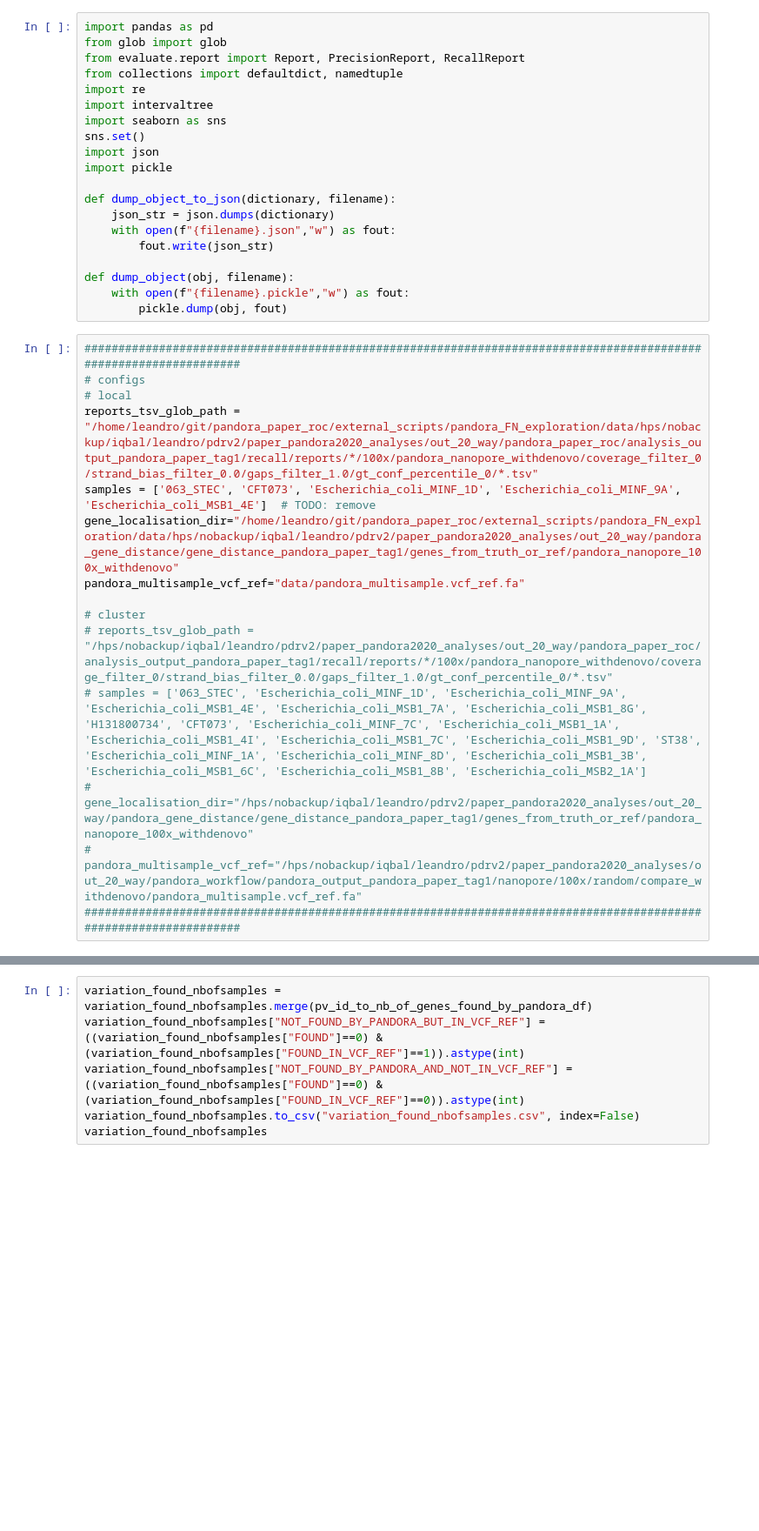
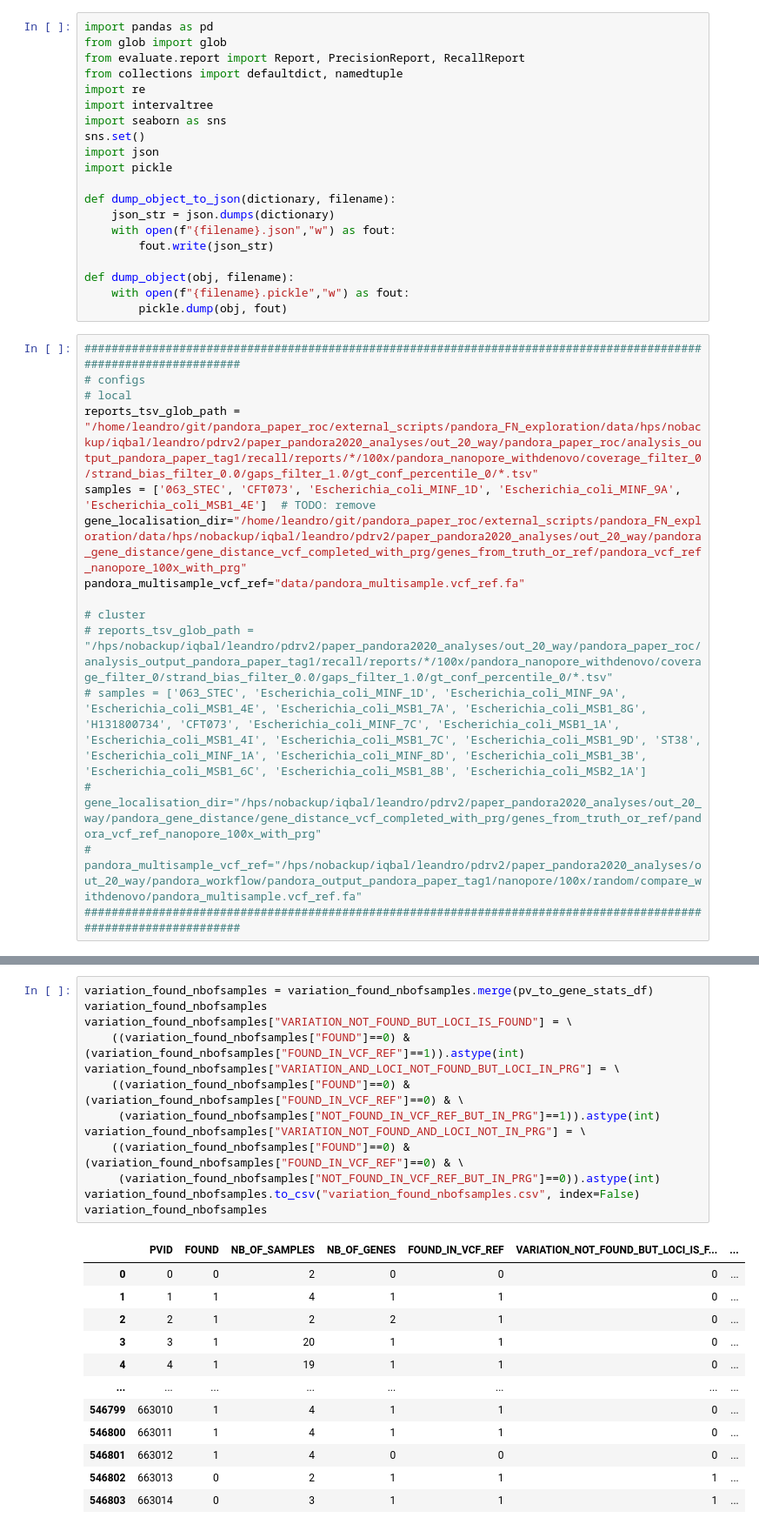
Before and after one commit to leoisl/pandora_paper_roc, a Jupyter notebook: external_scripts/pandora_FN_exploration/pandora_FN_exploration.ipynb, the cells around one changed output, grey strips where cells are left out. Shown at 87% size. Drawn from its saved outputs; the diff is of its cells as text; blank space fills up the shorter version.

```diff
--- a/external_scripts/pandora_FN_exploration/pandora_FN_exploration.ipynb
+++ b/external_scripts/pandora_FN_exploration/pandora_FN_exploration.ipynb
@@ -24,13 +24,13 @@ def dump_object(obj, filename):
 # local
 reports_tsv_glob_path = "/home/leandro/git/pandora_paper_roc/external_scripts/pandora_FN_exploration/data/hps/nobackup/iqbal/leandro/pdrv2/paper_pandora2020_analyses/out_20_way/pandora_paper_roc/analysis_output_pandora_paper_tag1/recall/reports/*/100x/pandora_nanopore_withdenovo/coverage_filter_0/strand_bias_filter_0.0/gaps_filter_1.0/gt_conf_percentile_0/*.tsv"
 samples = ['063_STEC', 'CFT073', 'Escherichia_coli_MINF_1D', 'Escherichia_coli_MINF_9A', 'Escherichia_coli_MSB1_4E']  # TODO: remove
-gene_localisation_dir="/home/leandro/git/pandora_paper_roc/external_scripts/pandora_FN_exploration/data/hps/nobackup/iqbal/leandro/pdrv2/paper_pandora2020_analyses/out_20_way/pandora_gene_distance/gene_distance_pandora_paper_tag1/genes_from_truth_or_ref/pandora_nanopore_100x_withdenovo"
+gene_localisation_dir="/home/leandro/git/pandora_paper_roc/external_scripts/pandora_FN_exploration/data/hps/nobackup/iqbal/leandro/pdrv2/paper_pandora2020_analyses/out_20_way/pandora_gene_distance/gene_distance_vcf_completed_with_prg/genes_from_truth_or_ref/pandora_vcf_ref_nanopore_100x_with_prg"
 pandora_multisample_vcf_ref="data/pandora_multisample.vcf_ref.fa"
 
 # cluster
 # reports_tsv_glob_path = "/hps/nobackup/iqbal/leandro/pdrv2/paper_pandora2020_analyses/out_20_way/pandora_paper_roc/analysis_output_pandora_paper_tag1/recall/reports/*/100x/pandora_nanopore_withdenovo/coverage_filter_0/strand_bias_filter_0.0/gaps_filter_1.0/gt_conf_percentile_0/*.tsv"
 # samples = ['063_STEC', 'Escherichia_coli_MINF_1D', 'Escherichia_coli_MINF_9A', 'Escherichia_coli_MSB1_4E', 'Escherichia_coli_MSB1_7A', 'Escherichia_coli_MSB1_8G', 'H131800734', 'CFT073', 'Escherichia_coli_MINF_7C', 'Escherichia_coli_MSB1_1A', 'Escherichia_coli_MSB1_4I', 'Escherichia_coli_MSB1_7C', 'Escherichia_coli_MSB1_9D', 'ST38', 'Escherichia_coli_MINF_1A', 'Escherichia_coli_MINF_8D', 'Escherichia_coli_MSB1_3B', 'Escherichia_coli_MSB1_6C', 'Escherichia_coli_MSB1_8B', 'Escherichia_coli_MSB2_1A']
-# gene_localisation_dir="/hps/nobackup/iqbal/leandro/pdrv2/paper_pandora2020_analyses/out_20_way/pandora_gene_distance/gene_distance_pandora_paper_tag1/genes_from_truth_or_ref/pandora_nanopore_100x_withdenovo"
+# gene_localisation_dir="/hps/nobackup/iqbal/leandro/pdrv2/paper_pandora2020_analyses/out_20_way/pandora_gene_distance/gene_distance_vcf_completed_with_prg/genes_from_truth_or_ref/pandora_vcf_ref_nanopore_100x_with_prg"
 # pandora_multisample_vcf_ref="/hps/nobackup/iqbal/leandro/pdrv2/paper_pandora2020_analyses/out_20_way/pandora_workflow/pandora_output_pandora_paper_tag1/nanopore/100x/random/compare_withdenovo/pandora_multisample.vcf_ref.fa"
 ##################################################################################################################
 # %%
@@ -118,6 +226,26 @@ fig.savefig("pandora_nb_of_genes_for_panvars.png")
 # %%
-variation_found_nbofsamples = variation_found_nbofsamples.merge(pv_id_to_nb_of_genes_found_by_pandora_df)
-variation_found_nbofsamples["NOT_FOUND_BY_PANDORA_BUT_IN_VCF_REF"] = ((variation_found_nbofsamples["FOUND"]==0) & (variation_found_nbofsamples["FOUND_IN_VCF_REF"]==1)).astype(int)
-variation_found_nbofsamples["NOT_FOUND_BY_PANDORA_AND_NOT_IN_VCF_REF"] = ((variation_found_nbofsamples["FOUND"]==0) & (variation_found_nbofsamples["FOUND_IN_VCF_REF"]==0)).astype(int)
+variation_found_nbofsamples = variation_found_nbofsamples.merge(pv_to_gene_stats_df)
+variation_found_nbofsamples
+variation_found_nbofsamples["VARIATION_NOT_FOUND_BUT_LOCI_IS_FOUND"] = \
+    ((variation_found_nbofsamples["FOUND"]==0) & (variation_found_nbofsamples["FOUND_IN_VCF_REF"]==1)).astype(int)
+variation_found_nbofsamples["VARIATION_AND_LOCI_NOT_FOUND_BUT_LOCI_IN_PRG"] = \
+    ((variation_found_nbofsamples["FOUND"]==0) & (variation_found_nbofsamples["FOUND_IN_VCF_REF"]==0) & \
+     (variation_found_nbofsamples["NOT_FOUND_IN_VCF_REF_BUT_IN_PRG"]==1)).astype(int)
+variation_found_nbofsamples["VARIATION_NOT_FOUND_AND_LOCI_NOT_IN_PRG"] = \
+    ((variation_found_nbofsamples["FOUND"]==0) & (variation_found_nbofsamples["FOUND_IN_VCF_REF"]==0) & \
+     (variation_found_nbofsamples["NOT_FOUND_IN_VCF_REF_BUT_IN_PRG"]==0)).astype(int)
 variation_found_nbofsamples.to_csv("variation_found_nbofsamples.csv", index=False)
 variation_found_nbofsamples
+# %% [output]
+|  | PVID | FOUND | NB_OF_SAMPLES | NB_OF_GENES | FOUND_IN_VCF_REF | VARIATION_NOT_FOUND_BUT_LOCI_IS_F... | ... |
+| 0 | 0 | 0 | 2 | 0 | 0 | 0 | ... |
+| 1 | 1 | 1 | 4 | 1 | 1 | 0 | ... |
+| 2 | 2 | 1 | 2 | 2 | 1 | 0 | ... |
+| 3 | 3 | 1 | 20 | 1 | 1 | 0 | ... |
+| 4 | 4 | 1 | 19 | 1 | 1 | 0 | ... |
+| ... | ... | ... | ... | ... | ... | ... | ... |
+| 546799 | 663010 | 1 | 4 | 1 | 1 | 0 | ... |
+| 546800 | 663011 | 1 | 4 | 1 | 1 | 0 | ... |
+| 546801 | 663012 | 1 | 4 | 0 | 0 | 0 | ... |
+| 546802 | 663013 | 0 | 2 | 1 | 1 | 1 | ... |
+| 546803 | 663014 | 0 | 3 | 1 | 1 | 1 | ... |
```
Also changed, not shown: parts of 10 cells of this notebook, 1 other file.
